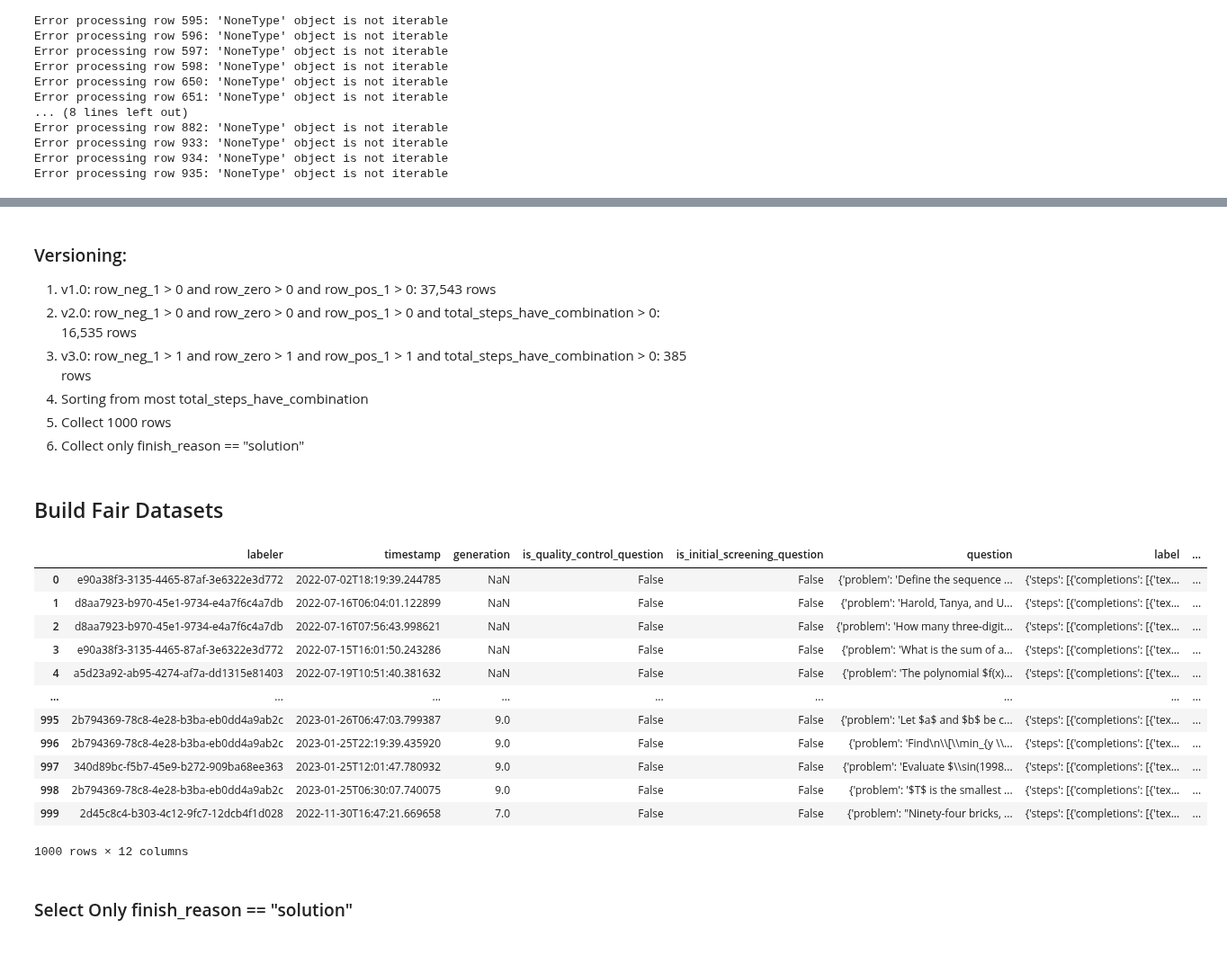
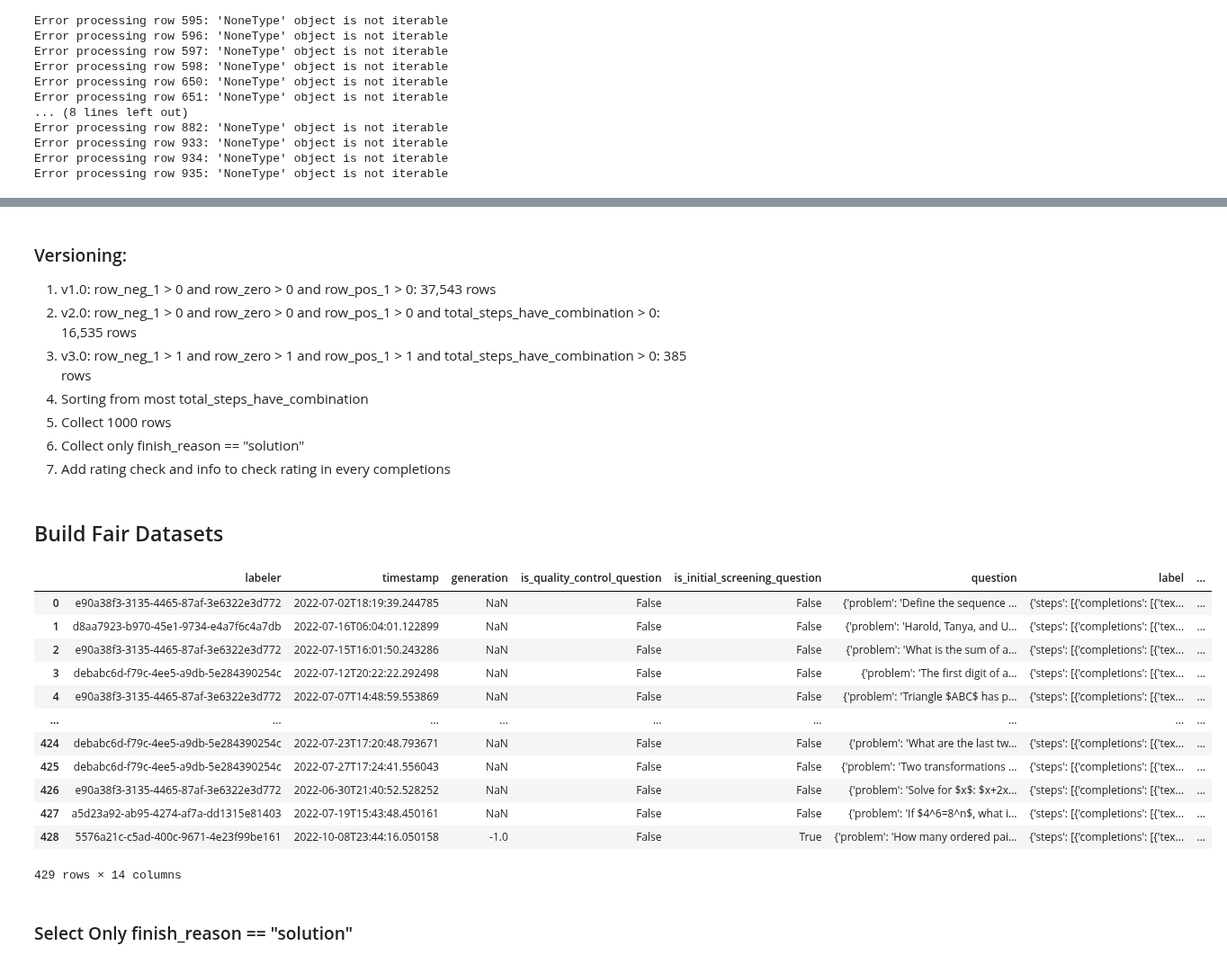
Before and after one commit to eugeniusms/textgrad-TextualVerifier, a Jupyter notebook: evaluation/deep_experiment/02-Get-Dataset-Samples.ipynb, the cells around one changed output, grey strips where cells are left out. Shown at 90% size. Saved outputs shown, nothing was run; the diff lists cells and outputs as text; code cells hidden in the pictures.

Commit message:
feat: add rating check on df

```diff
--- a/evaluation/deep_experiment/02-Get-Dataset-Samples.ipynb
+++ b/evaluation/deep_experiment/02-Get-Dataset-Samples.ipynb
@@ -195,24 +208,25 @@ df_contains_all_rating
 4. Sorting from most total_steps_have_combination
 5. Collect 1000 rows
 6. Collect only finish_reason == "solution"
+7. Add rating check and info to check rating in every completions
 # %% [markdown]
 ## Build Fair Datasets
 # %%
-prm800k_all_rating = pd.read_csv("dataset/prm800k-experiment-01-contains-all-rating.csv")
-prm800k_all_rating
+df_experiment_preparation = pd.read_csv("dataset/prm800k-experiment-preparation.csv")
+df_experiment_preparation
 # %% [output]
 |  | labeler | timestamp | generation | is_quality_control_question | is_initial_screening_question | question | label | ... |
 | 0 | e90a38f3-3135-4465-87af-3e6322e3d772 | 2022-07-02T18:19:39.244785 | NaN | False | False | {'problem': 'Define the sequence ... | {'steps': [{'completions': [{'tex... | ... |
 | 1 | d8aa7923-b970-45e1-9734-e4a7f6c4a7db | 2022-07-16T06:04:01.122899 | NaN | False | False | {'problem': 'Harold, Tanya, and U... | {'steps': [{'completions': [{'tex... | ... |
-| 2 | d8aa7923-b970-45e1-9734-e4a7f6c4a7db | 2022-07-16T07:56:43.998621 | NaN | False | False | {'problem': 'How many three-digit... | {'steps': [{'completions': [{'tex... | ... |
-| 3 | e90a38f3-3135-4465-87af-3e6322e3d772 | 2022-07-15T16:01:50.243286 | NaN | False | False | {'problem': 'What is the sum of a... | {'steps': [{'completions': [{'tex... | ... |
-| 4 | a5d23a92-ab95-4274-af7a-dd1315e81403 | 2022-07-19T10:51:40.381632 | NaN | False | False | {'problem': 'The polynomial $f(x)... | {'steps': [{'completions': [{'tex... | ... |
+| 2 | e90a38f3-3135-4465-87af-3e6322e3d772 | 2022-07-15T16:01:50.243286 | NaN | False | False | {'problem': 'What is the sum of a... | {'steps': [{'completions': [{'tex... | ... |
+| 3 | debabc6d-f79c-4ee5-a9db-5e284390254c | 2022-07-12T20:22:22.292498 | NaN | False | False | {'problem': 'The first digit of a... | {'steps': [{'completions': [{'tex... | ... |
+| 4 | e90a38f3-3135-4465-87af-3e6322e3d772 | 2022-07-07T14:48:59.553869 | NaN | False | False | {'problem': 'Triangle $ABC$ has p... | {'steps': [{'completions': [{'tex... | ... |
 | ... | ... | ... | ... | ... | ... | ... | ... | ... |
-| 995 | 2b794369-78c8-4e28-b3ba-eb0dd4a9ab2c | 2023-01-26T06:47:03.799387 | 9.0 | False | False | {'problem': 'Let $a$ and $b$ be c... | {'steps': [{'completions': [{'tex... | ... |
-| 996 | 2b794369-78c8-4e28-b3ba-eb0dd4a9ab2c | 2023-01-25T22:19:39.435920 | 9.0 | False | False | {'problem': 'Find\n\\[\\min_{y \\... | {'steps': [{'completions': [{'tex... | ... |
-| 997 | 340d89bc-f5b7-45e9-b272-909ba68ee363 | 2023-01-25T12:01:47.780932 | 9.0 | False | False | {'problem': 'Evaluate $\\sin(1998... | {'steps': [{'completions': [{'tex... | ... |
-| 998 | 2b794369-78c8-4e28-b3ba-eb0dd4a9ab2c | 2023-01-25T06:30:07.740075 | 9.0 | False | False | {'problem': '$T$ is the smallest ... | {'steps': [{'completions': [{'tex... | ... |
-| 999 | 2d45c8c4-b303-4c12-9fc7-12dcb4f1d028 | 2022-11-30T16:47:21.669658 | 7.0 | False | False | {'problem': "Ninety-four bricks, ... | {'steps': [{'completions': [{'tex... | ... |
+| 424 | debabc6d-f79c-4ee5-a9db-5e284390254c | 2022-07-23T17:20:48.793671 | NaN | False | False | {'problem': 'What are the last tw... | {'steps': [{'completions': [{'tex... | ... |
+| 425 | debabc6d-f79c-4ee5-a9db-5e284390254c | 2022-07-27T17:24:41.556043 | NaN | False | False | {'problem': 'Two transformations ... | {'steps': [{'completions': [{'tex... | ... |
+| 426 | e90a38f3-3135-4465-87af-3e6322e3d772 | 2022-06-30T21:40:52.528252 | NaN | False | False | {'problem': 'Solve for $x$: $x+2x... | {'steps': [{'completions': [{'tex... | ... |
+| 427 | a5d23a92-ab95-4274-af7a-dd1315e81403 | 2022-07-19T15:43:48.450161 | NaN | False | False | {'problem': 'If $4^6=8^n$, what i... | {'steps': [{'completions': [{'tex... | ... |
+| 428 | 5576a21c-c5ad-400c-9671-4e23f99be161 | 2022-10-08T23:44:16.050158 | -1.0 | False | True | {'problem': 'How many ordered pai... | {'steps': [{'completions': [{'tex... | ... |
-1000 rows × 12 columns
+429 rows × 14 columns
 # %% [markdown]
 ### Select Only finish_reason == "solution"
```
Also changed, not shown: parts of 5 cells of this notebook, 2 other files.
